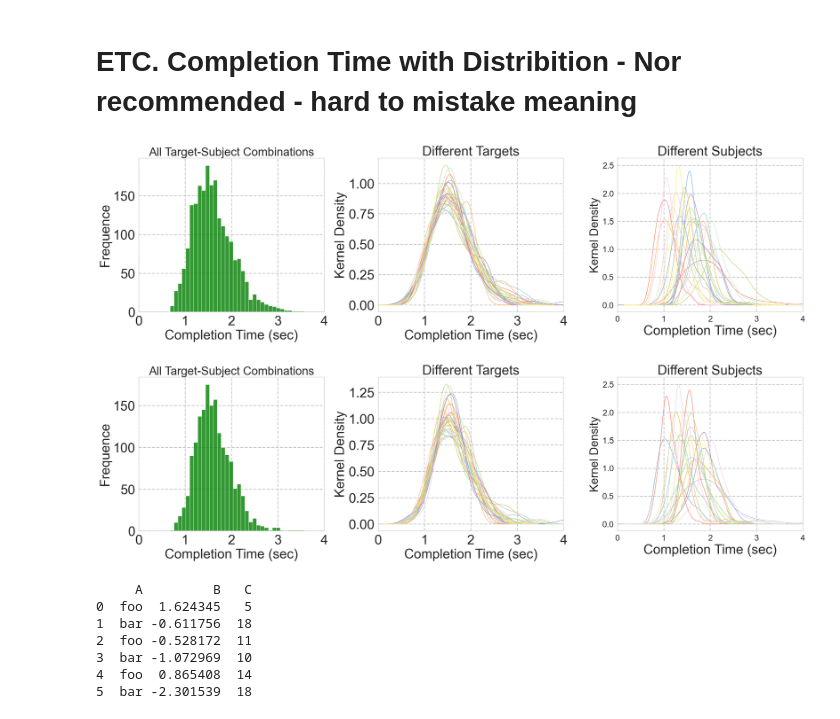
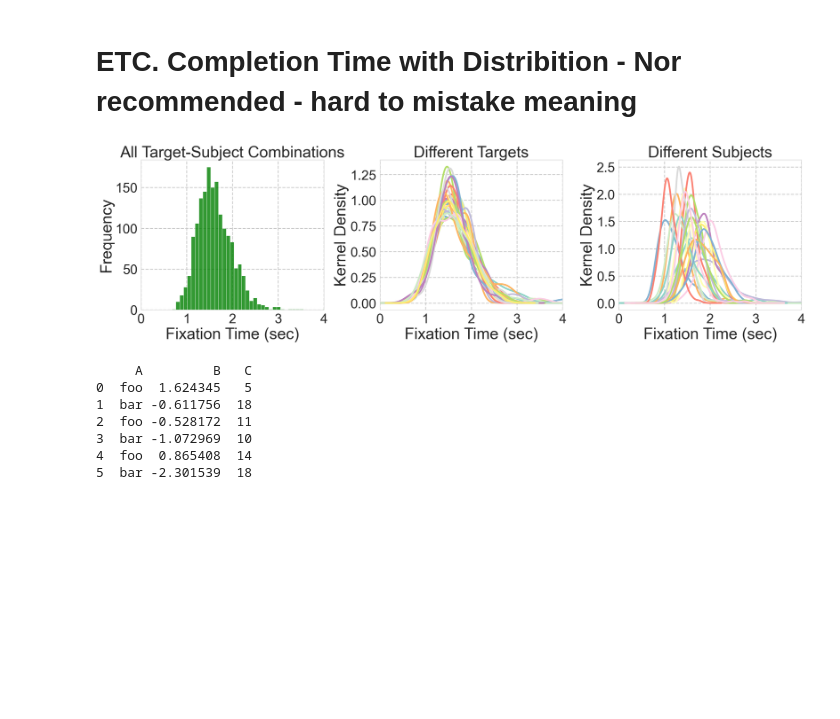
Before and after one commit to gitscade/stats, a Jupyter notebook: 01-metadata.ipynb, the cells around one changed output. Cells and saved outputs as stored; diff of their text form; code cells hidden in the pictures; blank space fills up the shorter version.

```diff
--- a/01-metadata.ipynb
+++ b/01-metadata.ipynb
@@ -464,6 +439,15 @@ def plot_tasktime_distribution(dffile, subjects):
     2. isolate by 36 combinations
     3. find mean avg / std for length
     """
+    # ========FONTSIZE====================
+
+    tick_size = 32
+    font_size = 38
+    label_size = 38
+
+    # ===================================
+
+
 
     # ==== common plot ==============================
     fig, axes = plt.subplots(1, 3, figsize=(24, 7), constrained_layout = True)
@@ -478,10 +462,9 @@ def plot_tasktime_distribution(dffile, subjects):
 
     # ===== plot all =====================
     ax0 = plt.subplot(1, 3, 1)
-    ax0.set_title("All Target-Subject Combinations", fontsize=28)
+    ax0.set_title("All Target-Subject Combinations", fontsize=font_size)
 
-    ax0.set_xlabel('Completion Time (sec)', fontsize=28)
-    ax0.tick_params(labelsize=32)
+    ax0.tick_params(labelsize=tick_size)
 
     ax0.locator_params(nbins=5, axis='x') #xtick density
     ax0.locator_params(nbins=6, axis='y') #xtick density
@@ -492,17 +475,17 @@ def plot_tasktime_distribution(dffile, subjects):
     df_hist = df_hist.loc[df_hist['length'] > -1].reset_index(drop=True)
     df_hist = df_hist['length']/120
     ax0 = df_hist.plot.hist(bins=40, color='g', alpha=0.8, histtype ='bar')
-    ax0.set_xlabel('Completion Time (sec)', fontsize=32)
-    ax0.set_ylabel('Frequence', fontsize=32)
+    ax0.set_xlabel('Fixation Time (sec)', fontsize=font_size)
+    ax0.set_ylabel('Frequency', fontsize=font_size)
 
 
     # ===== plot by Target =====================
     ax1 = plt.subplot(1, 3, 2)
-    ax1.set_title("Different Targets", fontsize=32)
+    ax1.set_title("Different Targets", fontsize=font_size)
 
-    ax1.set_xlabel('Completion Time (sec)', fontsize=32)
-    ax1.set_ylabel('Kernel Density', fontsize=32)
-    ax1.tick_params(labelsize=32)
+    ax1.set_xlabel('Fixation Time (sec)', fontsize=font_size)
+    ax1.set_ylabel('Kernel Density', fontsize=font_size)
+    ax1.tick_params(labelsize=tick_size)
 
     ax1.locator_params(nbins=5, axis='x') #xtick density
     ax1.locator_params(nbins=6, axis='y') #xtick density
@@ -517,54 +500,50 @@ def plot_tasktime_distribution(dffile, subjects):
         col_name = 'c' + str(cIdx)
         df_comb_length = df_comb['length']/120
         # print(df_comb_length.shape[0], "//", round(df_comb_length.mean(),2), "/", round(df_comb_length.min(),2), "/", round(df_comb_length.max(),2), "/", round(df_comb_length.std(),2))
-        ax = df_comb_length.plot.kde()
-        ax.set_ylabel('Kernel Density', fontsize=32)
+        ax = df_comb_length.plot.kde(lw=4)
+        ax.set_ylabel('Kernel Density', fontsize=font_size)
 
 
 
     # ===== plot by subject =========================
     ax2 = plt.subplot(1, 3, 3)
-
-    ax2.set_title("Different Subjects", fontsize=32)
-    ax2.set_xlabel('Completion Time (sec)', fontsize=32)
-    ax2.set_ylabel('Kernel Eensity', fontsize=32)
-    ax1.tick_params(labelsize=32)
+    ax2.set_title("Different Subjects", fontsize=font_size)
+    ax2.set_xlabel('Fixation Time (sec)', fontsize=font_size)
+    ax2.set_ylabel('Kernel Density', fontsize=font_size)
+    ax2.tick_params(labelsize=tick_size)
 
     ax2.locator_params(nbins=5, axis='x') #xtick density
     ax2.locator_params(nbins=6, axis='y') #xtick density
     ax2.set_xlim(0, 4)
-
-
 
     df = dffile
     for sIdx in subjects:
         df_sub = df.loc[ (df['sub_idx'] == sIdx) ]
         df_sub = df_sub.loc[df_sub['length'] > -1].reset_index(drop=True)
         df_sub_length = df_sub['length']/120
         # print(sIdx, "//", round(df_sub_length.mean(),2), "/", round(df_sub_length.min(),2), "/", round(df_sub_length.max(),2), "/", round(df_sub_length.std(),2))
-        ax = df_sub_length.plot.kde()
-        ax.set_ylabel('Kernel Density', fontsize=28)
+        ax = df_sub_length.plot.kde(lw=4)
+        ax.set_ylabel('Kernel Density', fontsize=font_size)
 
     ax0.grid(linestyle='--', linewidth=2)
     ax1.grid(linestyle='--', linewidth=2)
     ax2.grid(linestyle='--', linewidth=2)
 
 
     # ax1.legend()
     # ax2.legend()
     fig.tight_layout(pad=2)
 
 full_subjects = np.array([0,1,2,3,4, 5,6,7,8,9, 10,11,12,13,14, 15,16,17,18,19, 20,21,22,23])
-plot_tasktime_distribution(dffile, full_subjects)
+# plot_tasktime_distribution(dffile, full_subjects)
 
 
 exclude_subjects = np.array([0,6,8,15])
 data = dffile.loc[~dffile.sub_idx.isin(exclude_subjects)]
 subjects = np.array([1,2,3,4, 5,7,9, 10,11,12,13,14, 16,17,18,19, 20,21,22,23])
 plot_tasktime_distribution(data, subjects)
 # %% [output]
-[figure, old version]
+[figure, new version]
-[figure, removed]
 # %%
 rand = np.random.RandomState(1)
 df = pd.DataFrame({'A': ['foo', 'bar'] * 3,
```
Also changed, not shown: parts of 7 cells of this notebook, 1 other file.
